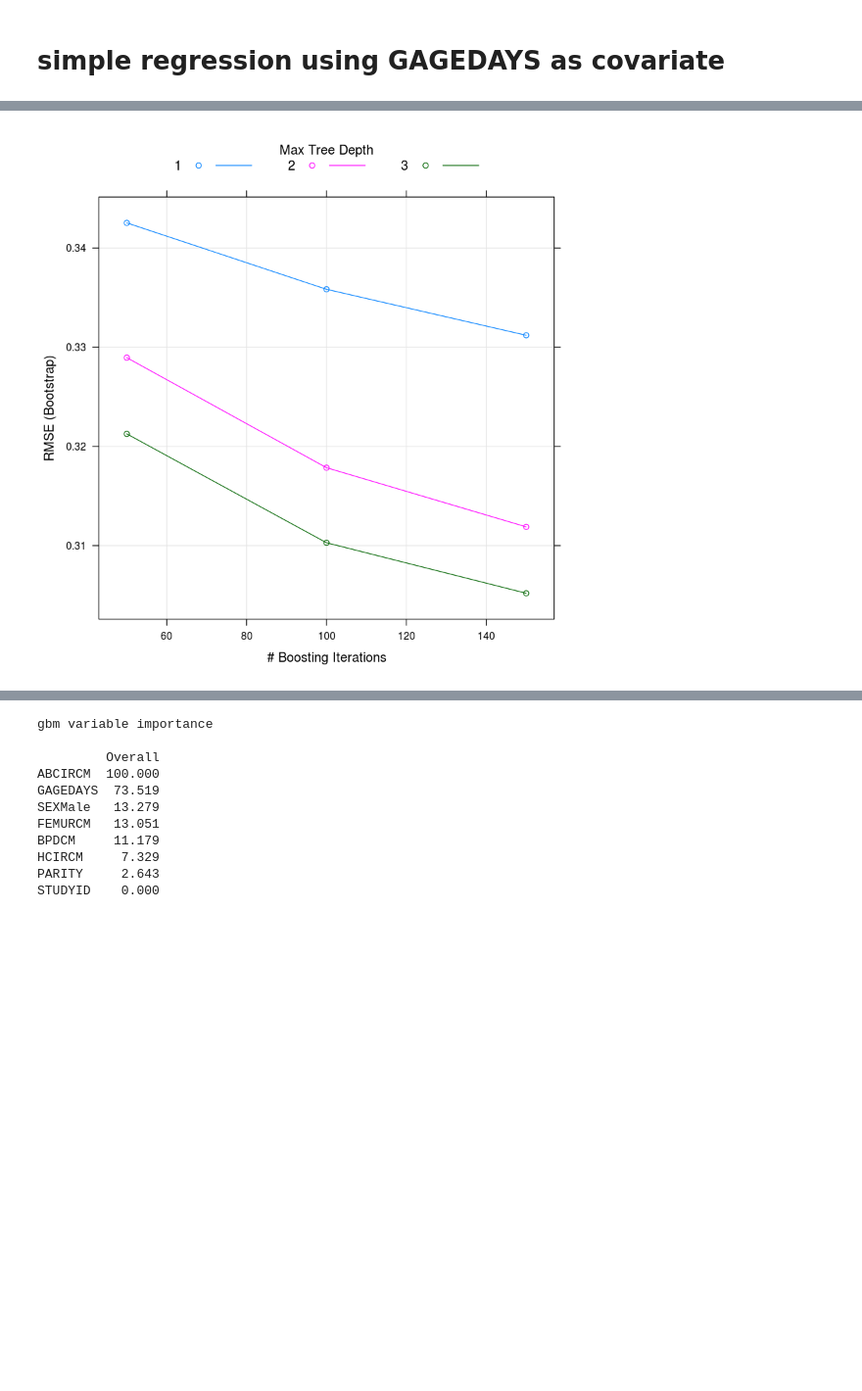
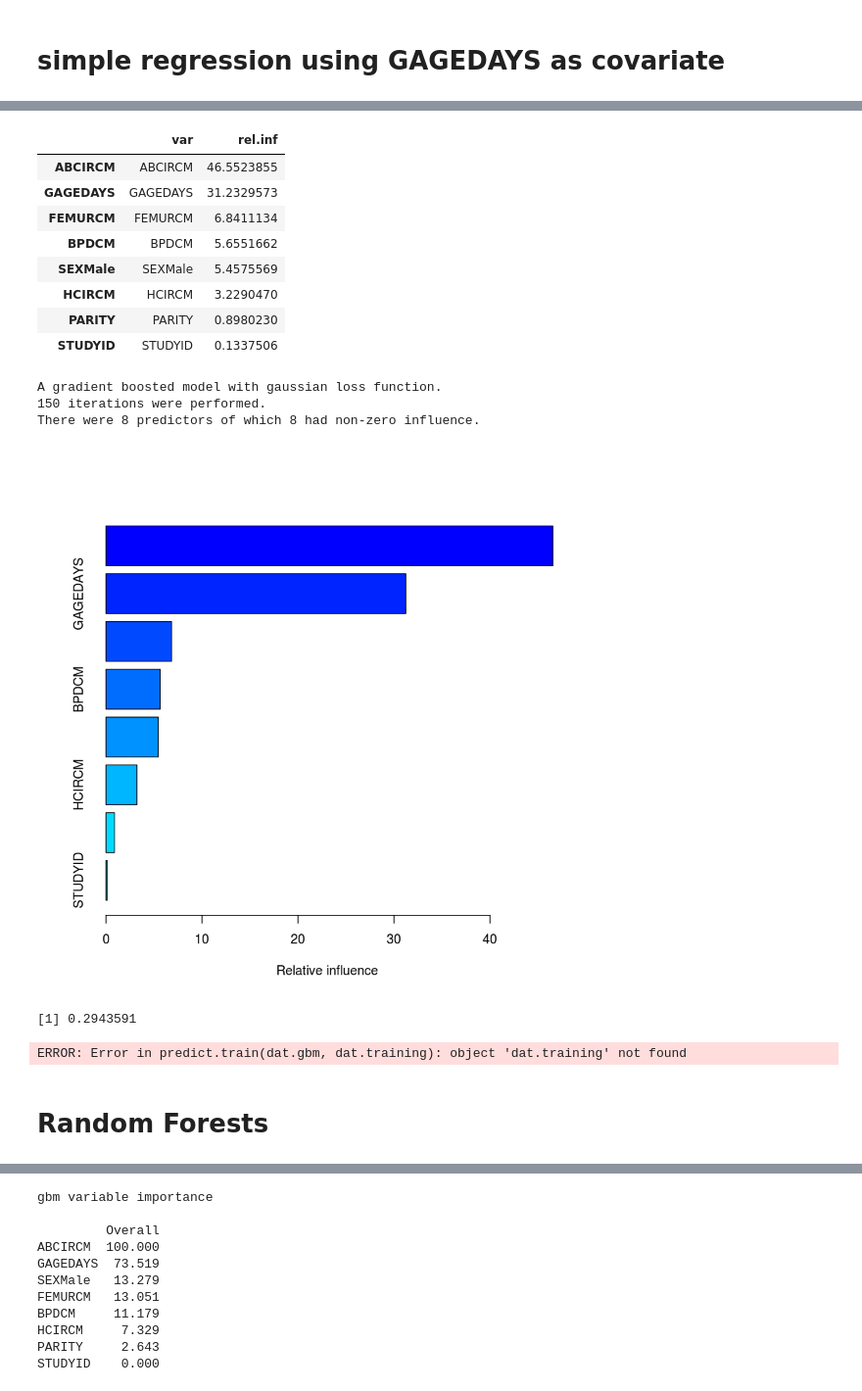
Before and after one commit to de-git/HBGDki-London, a Jupyter notebook: Ultrasound/notebooks/regression with caret gbm.ipynb, the cells around one changed output, grey strips where cells are left out. Shown: that part at 98% size. Drawn from its saved outputs; the diff is of its cells as text; code cells hidden in the pictures; blank space fills up the shorter version.

```diff
--- a/Ultrasound/notebooks/regression with caret gbm.ipynb
+++ b/Ultrasound/notebooks/regression with caret gbm.ipynb
@@ -143,4 +79,33 @@ dat.gbm %>% summary
-# %%
-plot(dat.gbm)
-# %% [output]
-[figure, removed]
+# %%
+#dat.gbm %>% summary
+dat.gbm$finalModel %>% summary
+
+dat.gbm$finalModel
+# %% [output]
+|  | var | rel.inf |
+| ABCIRCM | ABCIRCM | 46.5523855 |
+| GAGEDAYS | GAGEDAYS | 31.2329573 |
+| FEMURCM | FEMURCM | 6.8411134 |
+| BPDCM | BPDCM | 5.6551662 |
+| SEXMale | SEXMale | 5.4575569 |
+| HCIRCM | HCIRCM | 3.2290470 |
+| PARITY | PARITY | 0.8980230 |
+| STUDYID | STUDYID | 0.1337506 |
+A gradient boosted model with gaussian loss function.
+150 iterations were performed.
+There were 8 predictors of which 8 had non-zero influence.
+[figure, added]
+# %%
+
+mse <- mean(residuals(dat.gbm)^2)
+rmse <- sqrt(mse)
+rmse
+# %% [output]
+[1] 0.2943591
+# %%
+R2(predict(dat.gbm, dat.training))
+plot(dat.gbm)
+# %% [output]
+ERROR: Error in predict.train(dat.gbm, dat.training): object 'dat.training' not found
+# %% [markdown]
+# Random Forests
```
Also changed, not shown: parts of 5 cells of this notebook.
